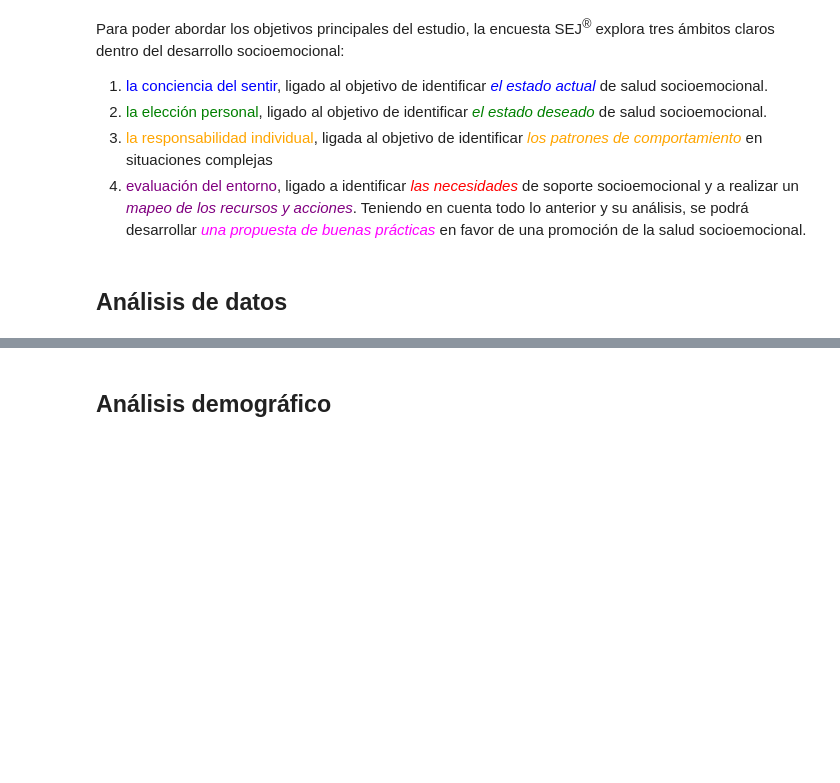
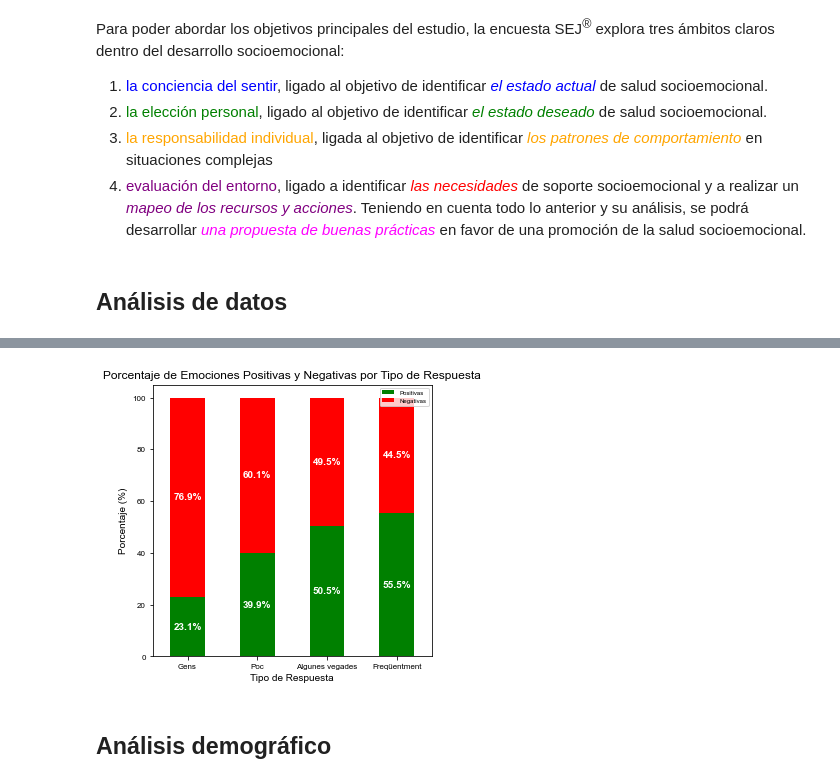
Before and after one commit to sebasto7/SEJ, a Jupyter notebook: SEJ-analisis.ipynb, the cells around one changed output, grey strips where cells are left out. Cells and saved outputs as stored; diff of their text form; code cells hidden in the pictures; blank space fills up the shorter version.

Commit message:
Analsis conciencia del sentir empezado

```diff
--- a/SEJ-analisis.ipynb
+++ b/SEJ-analisis.ipynb
@@ -92,3 +188,61 @@ SEJ_demografics
+# %%
+# Emociones positivas y negativas
+emociones_positivas = ['Alegria', 'Amor/Estima', 'Confiança', 'Felicitat', 'Motivació', 'Satisfacció', 'Seguretat', 'Serenitat', 'Tranquil·litat']
+emociones_negativas = ['Desconfiança', 'Desil·lusió / Decepció', 'Fàstic/Aversió', 'Impotència', 'Indignació', 'Inquietud / Intranquil·litat', 'Inseguretat', 'Nervis / Estrès', 'Tristesa', 'Vergonya']
+
+# Obtener las columnas del DataFrame como tuplas
+columnas_flat = SEJ_conciencia_sentir.columns.to_flat_index()
+
+# Filtrar las columnas que corresponden a emociones positivas y negativas
+columnas_positivas = [col for col in columnas_flat if col[1] in emociones_positivas]
+columnas_negativas = [col for col in columnas_flat if col[1] in emociones_negativas]
+
+# Contar las frecuencias para emociones positivas
+conteo_positivas = SEJ_conciencia_sentir[columnas_positivas].apply(pd.Series.value_counts)
+
+# Contar las frecuencias para emociones negativas
+conteo_negativas = SEJ_conciencia_sentir[columnas_negativas].apply(pd.Series.value_counts)
+
+# Sumar los conteos para cada tipo de frecuencia en las emociones positivas
+frecuencias_positivas_totales = conteo_positivas.sum(axis=1)
+
+# Sumar los conteos para cada tipo de frecuencia en las emociones negativas
+frecuencias_negativas_totales = conteo_negativas.sum(axis=1)
+
+# Crear DataFrame de frecuencias
+df_frecuencias = pd.DataFrame({
+    'Positivas': frecuencias_positivas_totales,
+    'Negativas': frecuencias_negativas_totales
+}).fillna(0)
+
+# Reordenar las filas del DataFrame según la secuencia deseada
+secuencia_frecuencia_emociones = ['Gens', 'Poc', 'Algunes vegades', 'Freqüentment']
+df_frecuencias = df_frecuencias.loc[secuencia_frecuencia_emociones]
+
+# Convertir a porcentaje sobre el total de cada tipo de respuesta
+df_frecuencias_perc = df_frecuencias.div(df_frecuencias.sum(axis=1), axis=0) * 100
+
+# Crear gráfico de barras apiladas con porcentajes
+fig, ax = plt.subplots(figsize=(5, 5))
+
+# Graficar las barras apiladas
+df_frecuencias_perc.plot(kind='bar', stacked=True, color=['green', 'red'], ax=ax)
+
+# Añadir etiquetas de porcentaje dentro de las barras
+for i, (pos, neg) in enumerate(zip(df_frecuencias_perc['Positivas'], df_frecuencias_perc['Negativas'])):
+    ax.text(i, pos / 2, f'{pos:.1f}%', ha='center', va='center', color='white', fontweight='bold')
+    ax.text(i, pos + (neg / 2), f'{neg:.1f}%', ha='center', va='center', color='white', fontweight='bold')
+
+# Añadir etiquetas y título
+plt.title('Porcentaje de Emociones Positivas y Negativas por Tipo de Respuesta')
+plt.xlabel('Tipo de Respuesta')
+plt.ylabel('Porcentaje (%)')
+plt.xticks(rotation=0)
+
+# Mostrar gráfico
+plt.show()
+# %% [output]
+[figure, added]
 # %% [markdown]
 ## Análisis demográfico
 # %% [markdown]
```
Also changed, not shown: parts of 9 cells of this notebook.
